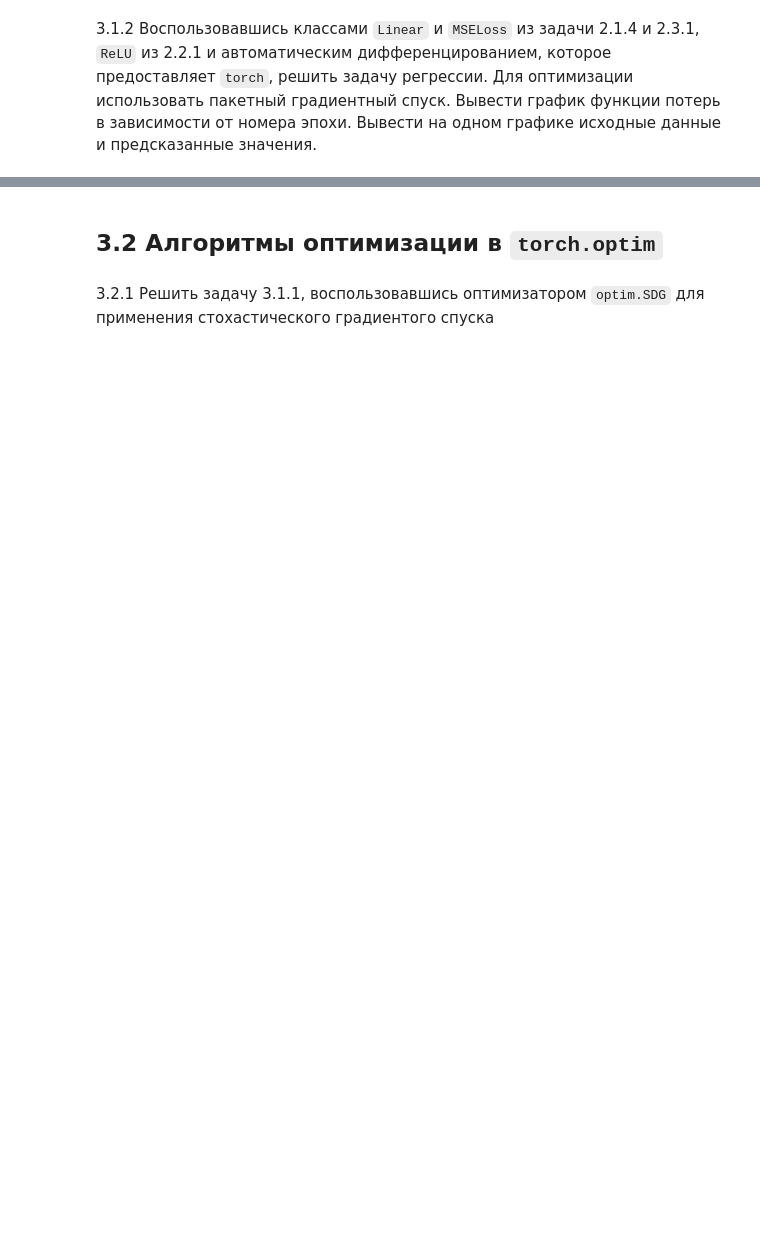
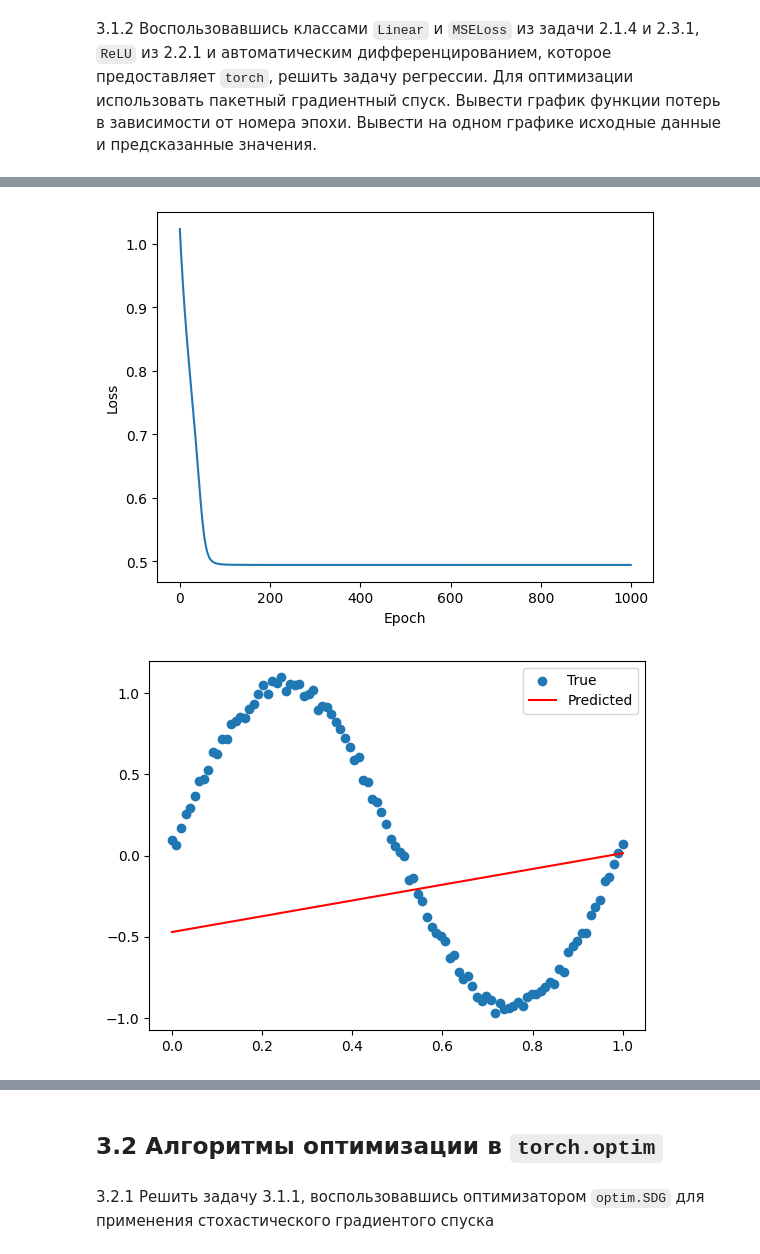
Before and after one commit to bitcoineazy/Machine_Learning, a Jupyter notebook: PyTorch/ML03_autograd/blank_03_autograd_optim_nn_datasets.ipynb, the cells around one changed output, grey strips where cells are left out. Saved outputs shown, nothing was run; the diff lists cells and outputs as text; code cells hidden in the pictures; blank space fills up the shorter version.

Commit message:
03_autograd

```diff
--- a/PyTorch/ML03_autograd/blank_03_autograd_optim_nn_datasets.ipynb
+++ b/PyTorch/ML03_autograd/blank_03_autograd_optim_nn_datasets.ipynb
@@ -94,0 +103,74 @@ y = torch.sin(2 * np.pi * X) + 0.1 * torch.rand(X.size())
+# %%
+class Linear:
+  def __init__(self, n_features, n_neurons):
+    self.weights = torch.normal(0, 1, (n_features, n_neurons), requires_grad=True)
+    self.biases = torch.zeros(1, n_neurons, requires_grad=True)
+
+  def forward(self, inputs):
+    res = torch.matmul(inputs, self.weights) + self.biases
+    #res = inputs @ self.weights + self.biases # <реализовать логику слоя>
+    return res
+
+class MSELoss:
+  def forward(self, y_pred, y_true):
+    return torch.mean((y_pred - y_true)**2) # <реализовать логику MSE>
+
+class ReLU:
+  def forward(self, inputs):
+    return inputs.clip(min=0)
+# %%
+X = torch.linspace(0, 1, 100).view(-1, 1)
+y = torch.sin(2 * np.pi * X) + 0.1 * torch.rand(X.size())
+
+
+learning_rate = 0.01
+batch_size = 10
+epochs = 1000
+
+model = Linear(1, 1)
+loss_fn = MSELoss()
+activation_fn = ReLU()
+
+losses = []
+for epoch in range(epochs):
+  # for i in range(0, len(X), batch_size):
+  #   X_batch = X[i:i+batch_size].view(-1, 1)
+  #   y_batch = y[i:i+batch_size].view(-1, 1)
+
+  # Прямой проход
+  y_pred = activation_fn.forward(model.forward(X))
+  print(y_pred)
+
+  # Вычисление функции потерь
+  loss = loss_fn.forward(y_pred, y)
+  losses.append(loss.item())
+
+  # Обратный проход и обновление весов (автоматическое диффереренцирование autograd)
+  loss.backward()
+  # model.weights.backward()
+  # model.biases.backward()
+  # Используем конструкцию with torch.no_grad() чтобы временно выключить требования градиентов в процессе обратного распространения ошибки
+  # в целях оптимизации весов, если не использовать, то градиенты будут сохранены и могут повлиять на результаты оптимизации в следующей итерации обучения
+  with torch.no_grad():
+      model.weights -= learning_rate * model.weights.grad
+      model.biases -= learning_rate * model.biases.grad
+  # zero_() - inplace (меняет тензор градиента напрямую), zero() - out-of-place (возвращает новый обнуленный тензор, исхорный остается без изменений)
+  model.weights.grad.zero_()
+  model.biases.grad.zero_()
+
+# График функции потерь
+print(losses)
+plt.plot(losses)
+plt.xlabel("Epoch")
+plt.ylabel("Loss")
+plt.show()
+
+# График исходных данных и предсказанных значений
+# with torch.no_grad():
+y_pred = model.forward(X).detach().numpy()
+  # print(y_pred)
+plt.scatter(X, y, label="True")
+plt.plot(X, y_pred, label="Predicted", color="red")
+plt.legend()
+plt.show()
+# %% [output]
@@ -94,0 +194,2 @@ y = torch.sin(2 * np.pi * X) + 0.1 * torch.rand(X.size())
+[figure, added]
+[figure, added]
```
Also changed, not shown: parts of 15 cells of this notebook.
